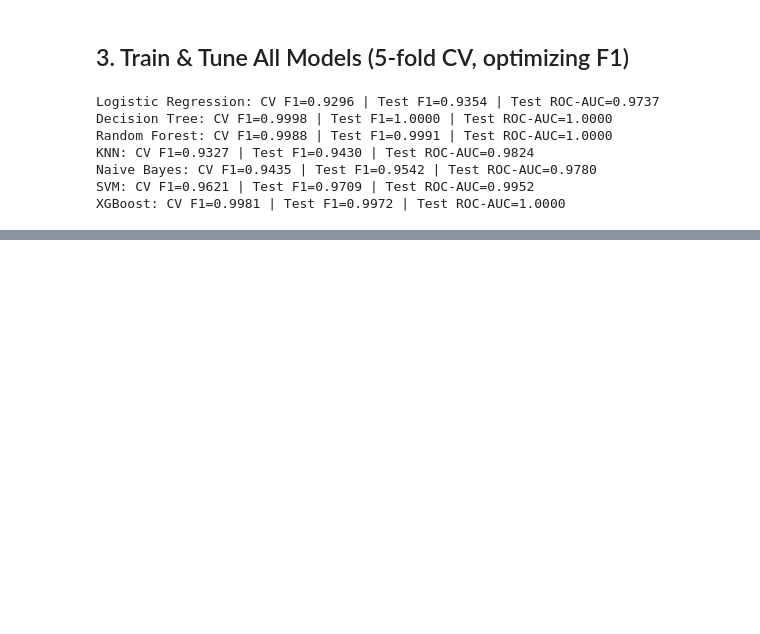
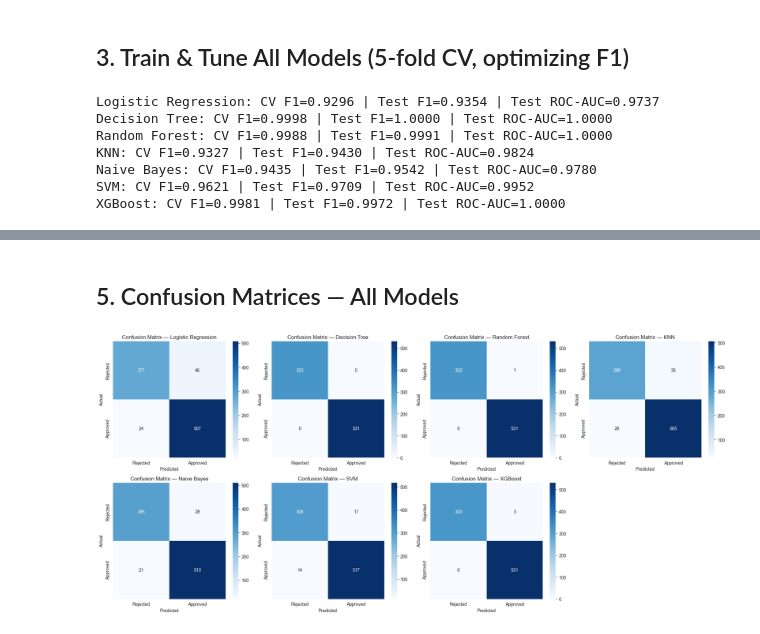
Before and after one commit to nirojthapa11/loan-approval-prediction, a Jupyter notebook: notebooks/04_model_training_evaluation.ipynb, the cells around one changed output, grey strips where cells are left out. Drawn from its saved outputs; the diff is of its cells as text; code cells hidden in the pictures; blank space fills up the shorter version.

```diff
--- a/notebooks/04_model_training_evaluation.ipynb
+++ b/notebooks/04_model_training_evaluation.ipynb
@@ -74,0 +108,14 @@ XGBoost: CV F1=0.9981 | Test F1=0.9972 | Test ROC-AUC=1.0000
+# %% [markdown]
+## 5. Confusion Matrices — All Models
+# %%
+fig, axes = plt.subplots(2, 4, figsize=(20, 9))
+axes = axes.flatten()
+for i, r in enumerate(all_results):
+    plot_confusion_matrix(r["name"], y_test, r["y_pred"], ax=axes[i])
+for j in range(len(all_results), len(axes)):
+    fig.delaxes(axes[j])
+plt.tight_layout()
+plt.savefig("../images/day4_confusion_matrices.png", dpi=100)
+plt.show()
+# %% [output]
+[figure, added]
```
Also changed, not shown: parts of 4 cells of this notebook, 4 other files.
